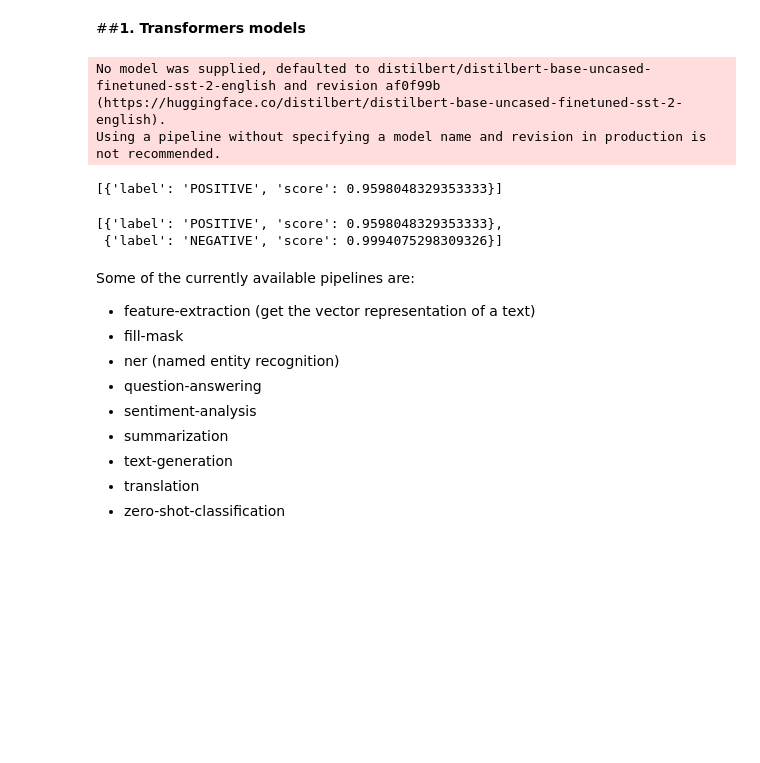
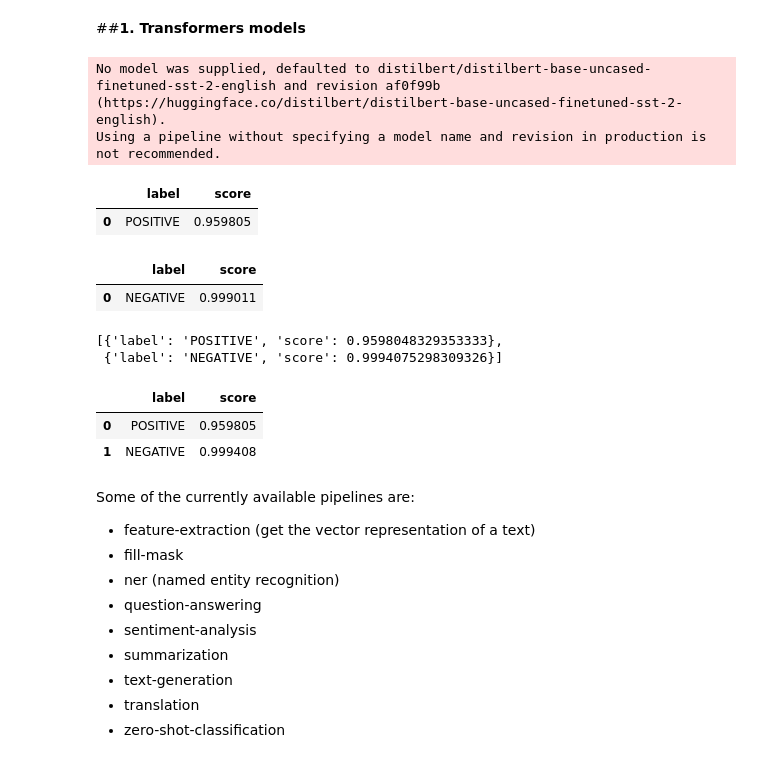
Before and after one commit to JavierPachas/huggingface, a Jupyter notebook: huggingface_nlp.ipynb, the cells around one changed output. Cells and saved outputs as stored; diff of their text form; code cells hidden in the pictures; blank space fills up the shorter version.

```diff
--- a/huggingface_nlp.ipynb
+++ b/huggingface_nlp.ipynb
@@ -49,18 +38,33 @@ HF_TOKEN=userdata.get('HuggingFace')
 from transformers import pipeline
 
 classifier = pipeline('sentiment-analysis')
-classifier("I've been waiting for a HuggingFace course my whole life.")
+output = classifier("I've been waiting for a HuggingFace course my whole life.")
+pd.DataFrame(output)
 # %% [output]
 No model was supplied, defaulted to distilbert/distilbert-base-uncased-finetuned-sst-2-english and revision af0f99b (https://huggingface.co/distilbert/distilbert-base-uncased-finetuned-sst-2-english).
 Using a pipeline without specifying a model name and revision in production is not recommended.
-[{'label': 'POSITIVE', 'score': 0.9598048329353333}]
+|  | label | score |
+| 0 | POSITIVE | 0.959805 |
+# %%
+output = classifier(text)
+pd.DataFrame(output)
+# %% [output]
+|  | label | score |
+| 0 | NEGATIVE | 0.999011 |
 # %%
-classifier(
+test = classifier(
     ["I've been waiting for a HuggingFace course my whole life.", "It is Monday, I hate it already!"]
 )
+test
 # %% [output]
 [{'label': 'POSITIVE', 'score': 0.9598048329353333},
  {'label': 'NEGATIVE', 'score': 0.9994075298309326}]
+# %%
+pd.DataFrame(test)
+# %% [output]
+|  | label | score |
+| 0 | POSITIVE | 0.959805 |
+| 1 | NEGATIVE | 0.999408 |
 # %% [markdown]
 Some of the currently available pipelines are:
 
```
Also changed, not shown: parts of 17 cells of this notebook.
